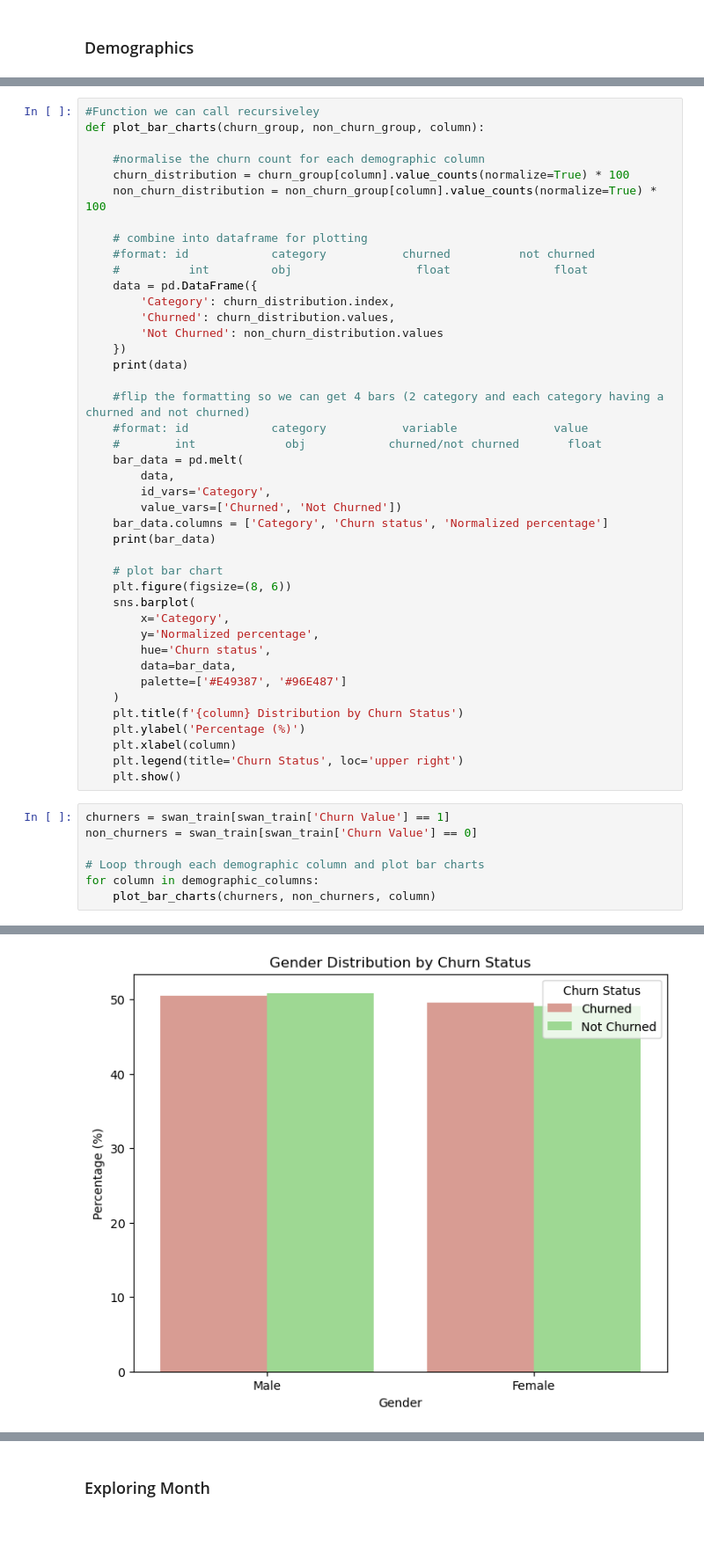
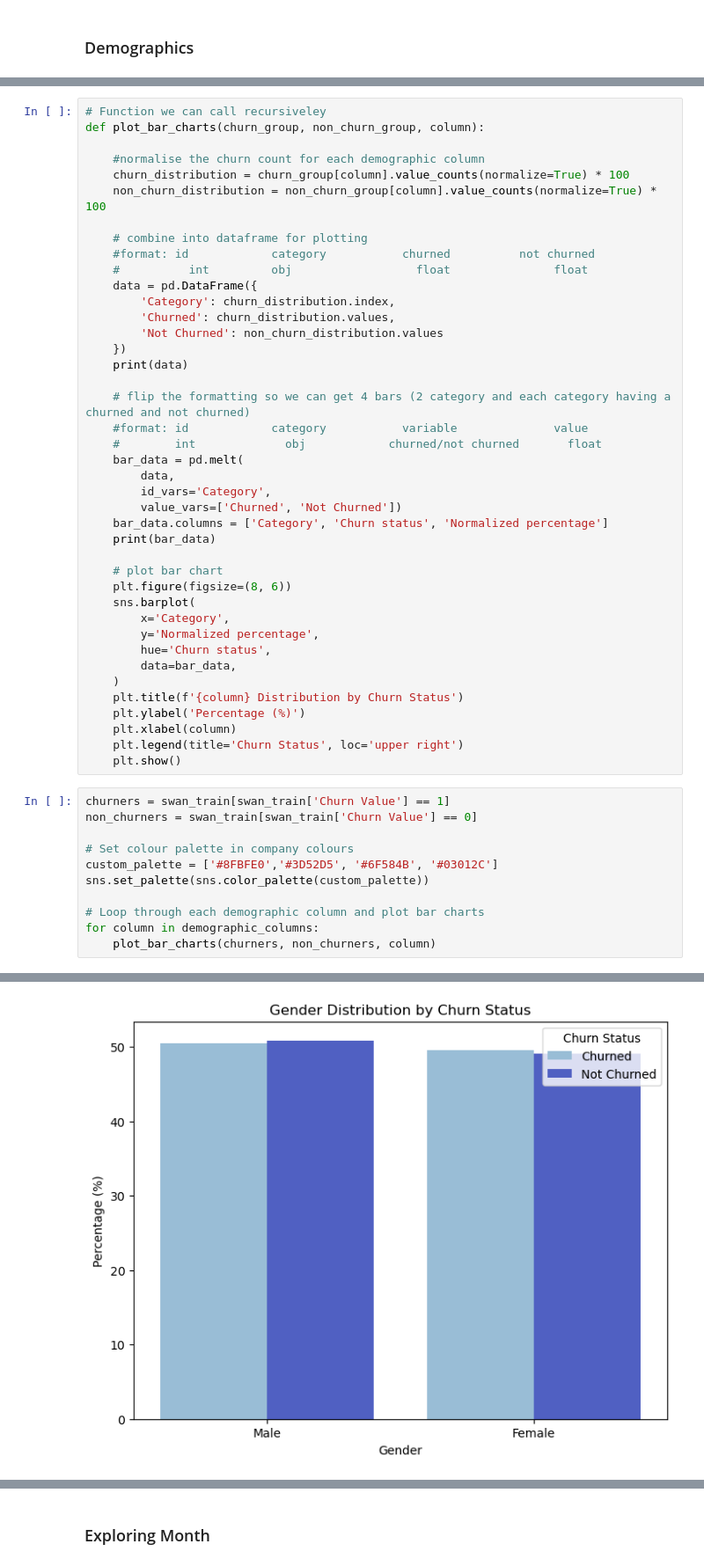
Before and after one commit to Ale42RA/SWAN, a Jupyter notebook: swan.ipynb, the cells around one changed output, grey strips where cells are left out. Shown at 88% size. Drawn from its saved outputs; the diff is of its cells as text; blank space fills up the shorter version.

```diff
--- a/swan.ipynb
+++ b/swan.ipynb
@@ -251,6 +247,6 @@ This was initially done to understand what to expects, however a better idea cam
 demographic_columns = ['Gender', 'Senior Citizen', 'Partner', 'Dependents', 'Paperless Billing' ,'Payment Method',  'Contract' ]
 # %%
-#Function we can call recursiveley
+# Function we can call recursiveley
 def plot_bar_charts(churn_group, non_churn_group, column):
 
     #normalise the churn count for each demographic column
@@ -267,7 +263,7 @@ def plot_bar_charts(churn_group, non_churn_group, column):
     })
     print(data)
 
-    #flip the formatting so we can get 4 bars (2 category and each category having a churned and not churned)
+    # flip the formatting so we can get 4 bars (2 category and each category having a churned and not churned)
     #format: id            category           variable              value
     #        int             obj            churned/not churned       float
     bar_data = pd.melt(
@@ -284,7 +280,6 @@ def plot_bar_charts(churn_group, non_churn_group, column):
         y='Normalized percentage',
         hue='Churn status',
         data=bar_data,
-        palette=['#E49387', '#96E487']
     )
     plt.title(f'{column} Distribution by Churn Status')
     plt.ylabel('Percentage (%)')
@@ -294,20 +289,24 @@ def plot_bar_charts(churn_group, non_churn_group, column):
 # %%
 churners = swan_train[swan_train['Churn Value'] == 1]
 non_churners = swan_train[swan_train['Churn Value'] == 0]
 
+# Set colour palette in company colours
+custom_palette = ['#8FBFE0','#3D52D5', '#6F584B', '#03012C']
+sns.set_palette(sns.color_palette(custom_palette))
+
 # Loop through each demographic column and plot bar charts
 for column in demographic_columns:
     plot_bar_charts(churners, non_churners, column)
 # %% [output]
   Category    Churned  Not Churned
 0     Male  50.458716     50.88349
 1   Female  49.541284     49.11651
   Category Churn status  Normalized percentage
 0     Male      Churned              50.458716
 1   Female      Churned              49.541284
 2     Male  Not Churned              50.883490
 3   Female  Not Churned              49.116510
-[figure, old version]
+[figure, new version]
   Category    Churned  Not Churned
 0       No  73.853211    86.968526
 1      Yes  26.146789    13.031474
```
Also changed, not shown: parts of 34 cells of this notebook.
